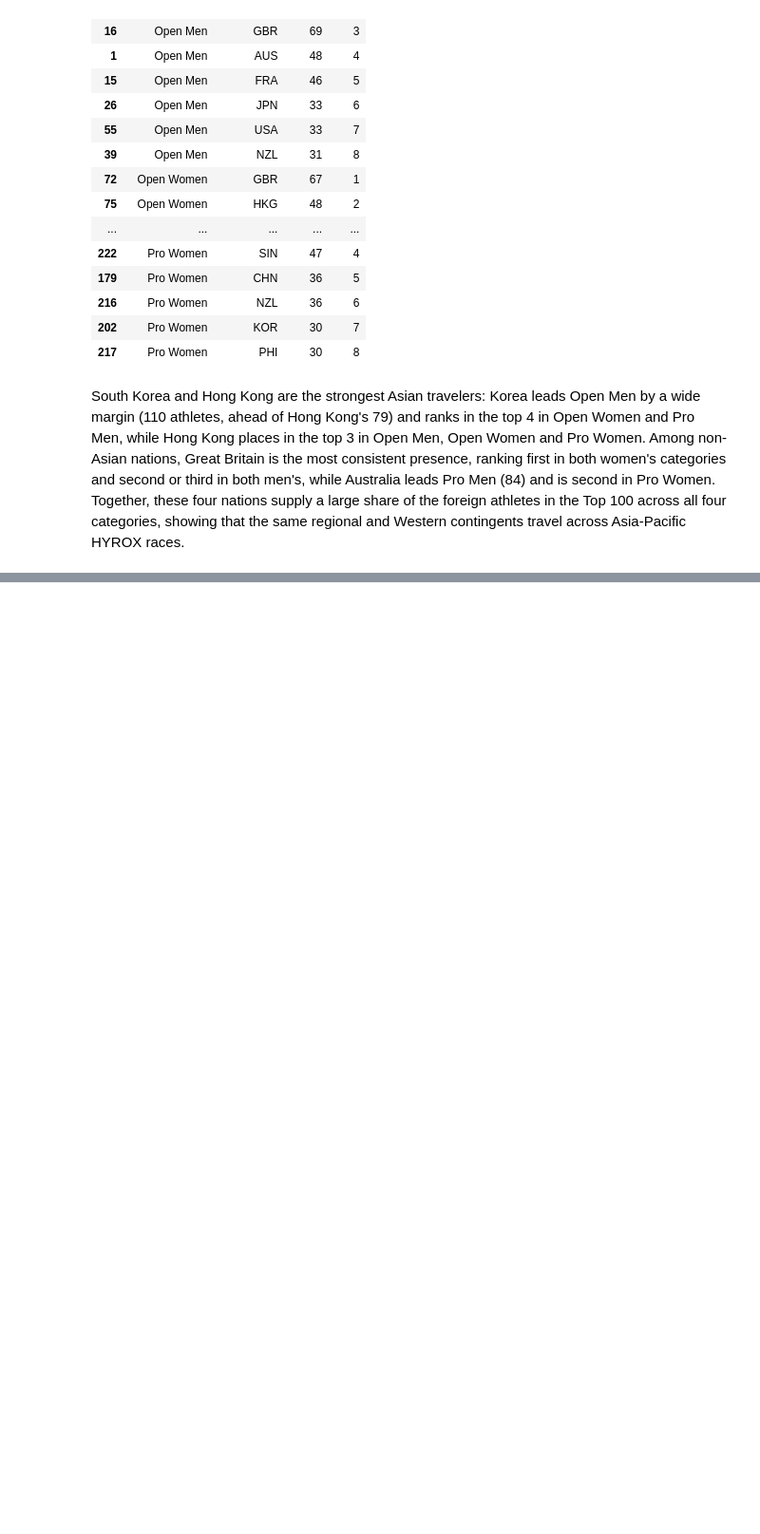
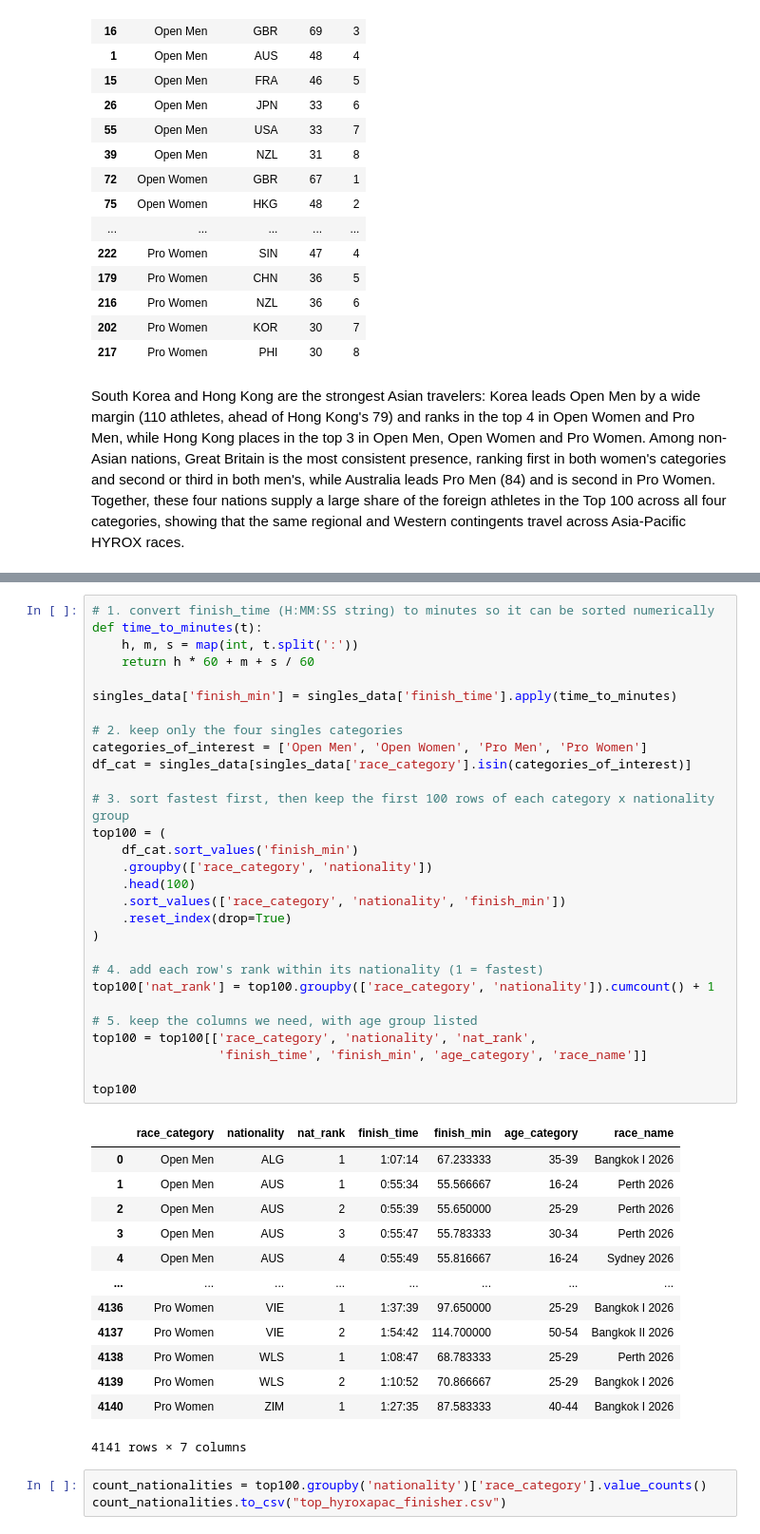
Before and after one commit to winupwhatsup/project_hyrox, a Jupyter notebook: hyrox_comparison.ipynb, the cells around one changed output, grey strips where cells are left out. Shown at 95% size. Cells and saved outputs as stored; diff of their text form; blank space fills up the shorter version.

```diff
--- a/hyrox_comparison.ipynb
+++ b/hyrox_comparison.ipynb
@@ -387,0 +386,46 @@ This analysis finds which nationalities post the fastest finish times in the Top
+# %%
+# 1. convert finish_time (H:MM:SS string) to minutes so it can be sorted numerically
+def time_to_minutes(t):
+    h, m, s = map(int, t.split(':'))
+    return h * 60 + m + s / 60
+
+singles_data['finish_min'] = singles_data['finish_time'].apply(time_to_minutes)
+
+# 2. keep only the four singles categories
+categories_of_interest = ['Open Men', 'Open Women', 'Pro Men', 'Pro Women']
+df_cat = singles_data[singles_data['race_category'].isin(categories_of_interest)]
+
+# 3. sort fastest first, then keep the first 100 rows of each category x nationality group
+top100 = (
+    df_cat.sort_values('finish_min')
+    .groupby(['race_category', 'nationality'])
+    .head(100)
+    .sort_values(['race_category', 'nationality', 'finish_min'])
+    .reset_index(drop=True)
+)
+
+# 4. add each row's rank within its nationality (1 = fastest)
+top100['nat_rank'] = top100.groupby(['race_category', 'nationality']).cumcount() + 1
+
+# 5. keep the columns we need, with age group listed
+top100 = top100[['race_category', 'nationality', 'nat_rank',
+                 'finish_time', 'finish_min', 'age_category', 'race_name']]
+
+top100
+# %% [output]
+|  | race_category | nationality | nat_rank | finish_time | finish_min | age_category | race_name |
+| 0 | Open Men | ALG | 1 | 1:07:14 | 67.233333 | 35-39 | Bangkok I 2026 |
+| 1 | Open Men | AUS | 1 | 0:55:34 | 55.566667 | 16-24 | Perth 2026 |
+| 2 | Open Men | AUS | 2 | 0:55:39 | 55.650000 | 25-29 | Perth 2026 |
+| 3 | Open Men | AUS | 3 | 0:55:47 | 55.783333 | 30-34 | Perth 2026 |
+| 4 | Open Men | AUS | 4 | 0:55:49 | 55.816667 | 16-24 | Sydney 2026 |
+| ... | ... | ... | ... | ... | ... | ... | ... |
+| 4136 | Pro Women | VIE | 1 | 1:37:39 | 97.650000 | 25-29 | Bangkok I 2026 |
+| 4137 | Pro Women | VIE | 2 | 1:54:42 | 114.700000 | 50-54 | Bangkok II 2026 |
+| 4138 | Pro Women | WLS | 1 | 1:08:47 | 68.783333 | 25-29 | Perth 2026 |
+| 4139 | Pro Women | WLS | 2 | 1:10:52 | 70.866667 | 25-29 | Bangkok I 2026 |
+| 4140 | Pro Women | ZIM | 1 | 1:27:35 | 87.583333 | 40-44 | Bangkok I 2026 |
+4141 rows × 7 columns
+# %%
+count_nationalities = top100.groupby('nationality')['race_category'].value_counts()
+count_nationalities.to_csv("top_hyroxapac_finisher.csv")
```
Also changed, not shown: parts of 4 cells of this notebook, 3 other files.
